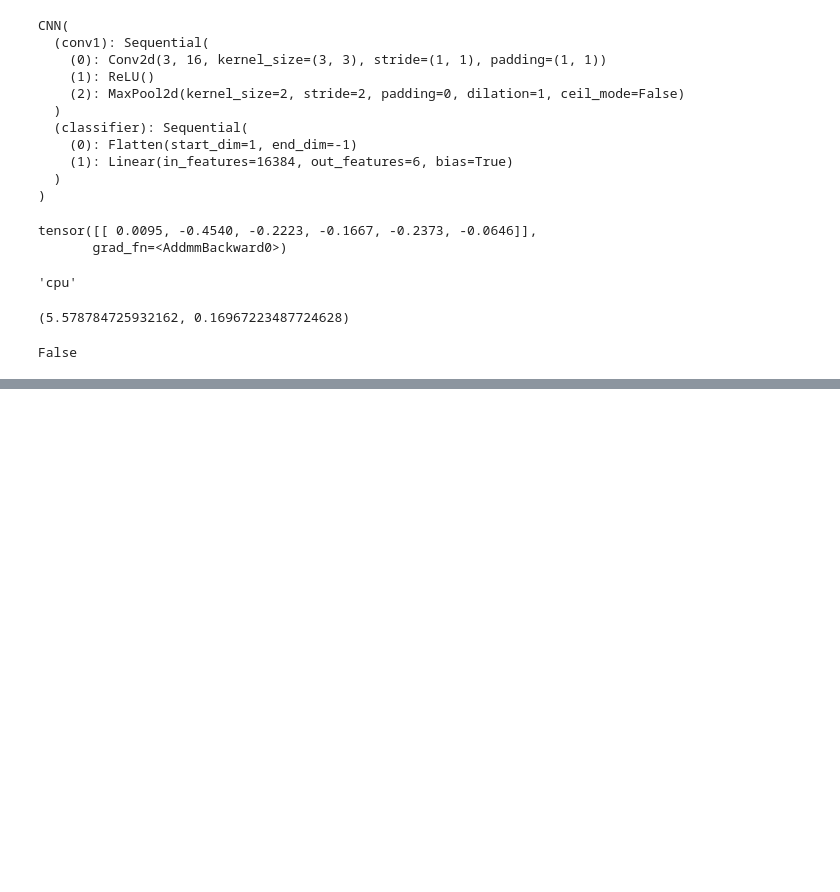
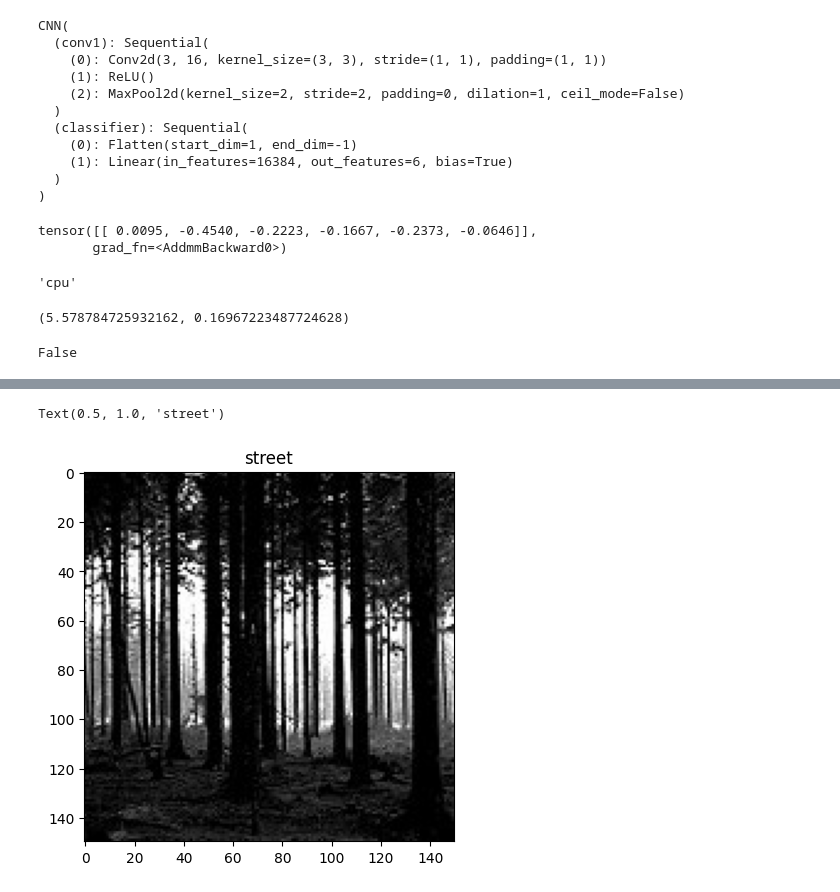
Before and after one commit to BrayanQuintero123/proyectoNavie, a Jupyter notebook: VisualizationData1.ipynb, the cells around one changed output, grey strips where cells are left out. Saved outputs shown, nothing was run; the diff lists cells and outputs as text; code cells hidden in the pictures; blank space fills up the shorter version.

```diff
--- a/VisualizationData1.ipynb
+++ b/VisualizationData1.ipynb
@@ -214,0 +312,6 @@ False
+# %%
+plt.imshow(custom_image.permute(1, 2, 0))
+plt.title(class_names[custom_image_pred_labels.item()])
+# %% [output]
+Text(0.5, 1.0, 'street')
+[figure, added]
```
Also changed, not shown: parts of 8 cells of this notebook, 2 other files.
